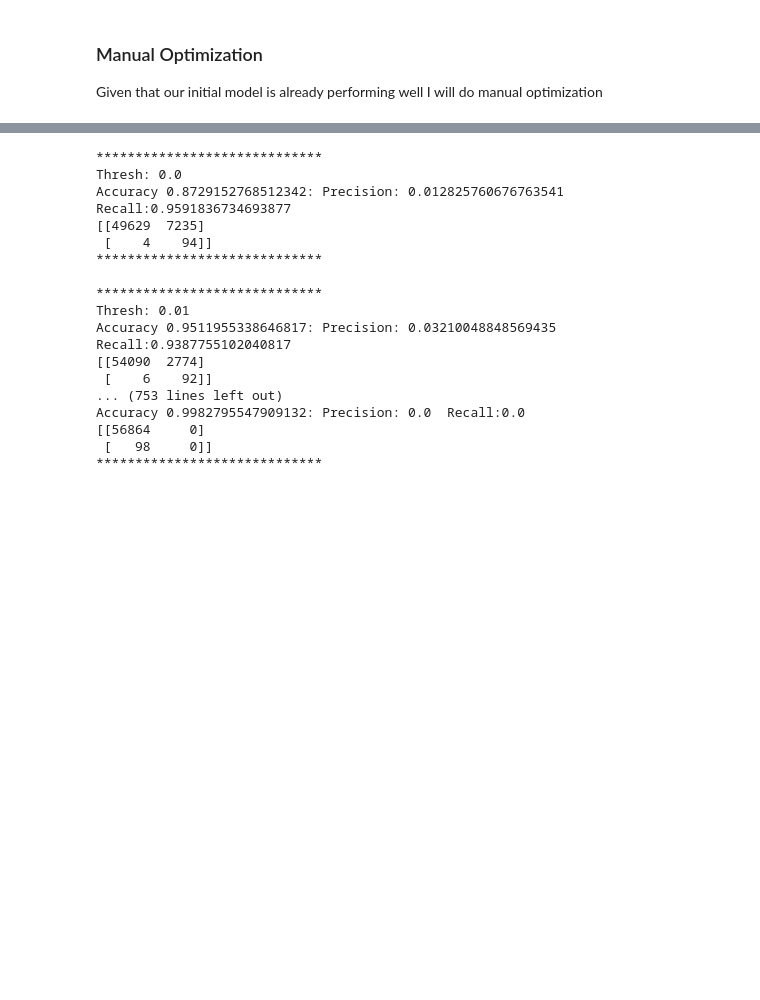
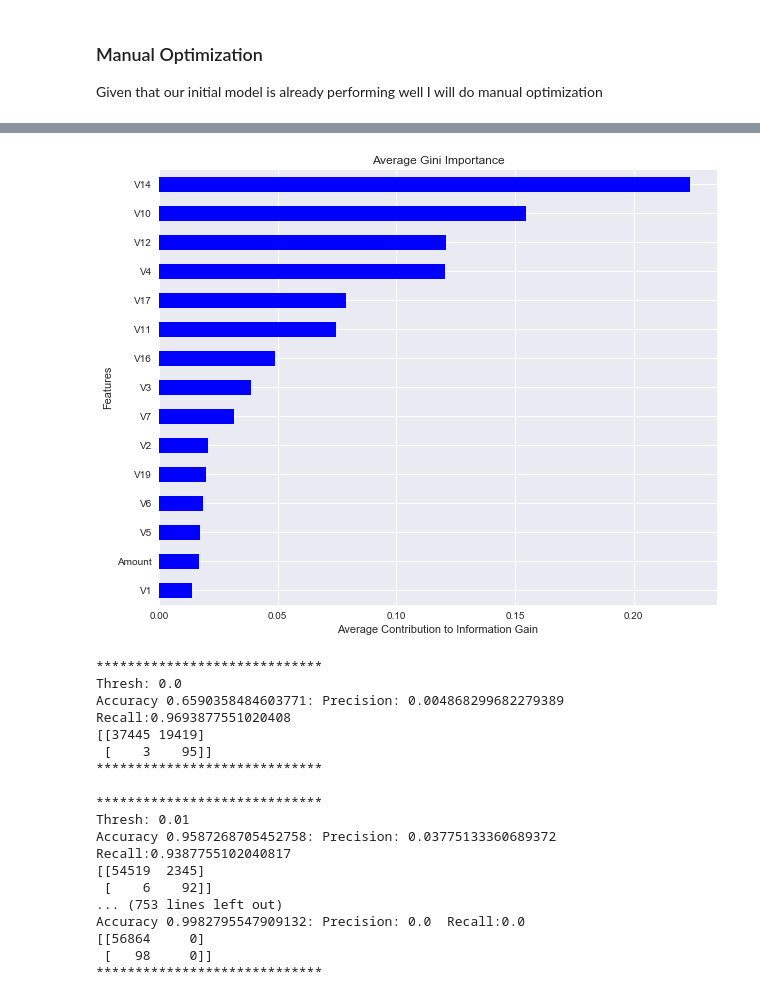
Before and after one commit to nomadtomas/Credit_Card_Fraud_Detection, a Jupyter notebook: notebooks/fraud_detection.ipynb, the cells around one changed output, grey strips where cells are left out. Drawn from its saved outputs; the diff is of its cells as text; code cells hidden in the pictures; blank space fills up the shorter version.

```diff
--- a/notebooks/fraud_detection.ipynb
+++ b/notebooks/fraud_detection.ipynb
@@ -525,7 +525,11 @@ plt.show()
+# %%
+feature_importance_plot(mod_model, X)
+# %% [output]
+[figure, added]
 # %%
 #testing different threshold combinations
 for thresh in np.arange(.0, 1.1,  .01):
-    y_pred = probs > thresh
+    y_pred = mod_probs > thresh
     cm = confusion_matrix(y_test, y_pred)
     print("*****************************")
     print("Thresh:", thresh)
@@ -536,15 +540,15 @@ for thresh in np.arange(.0, 1.1,  .01):
 # %% [output]
 *****************************
 Thresh: 0.0
-Accuracy 0.8729152768512342: Precision: 0.012825760676763541  Recall:0.9591836734693877
-[[49629  7235]
- [    4    94]]
+Accuracy 0.6590358484603771: Precision: 0.004868299682279389  Recall:0.9693877551020408
+[[37445 19419]
+ [    3    95]]
 *****************************
 
 *****************************
 Thresh: 0.01
-Accuracy 0.9511955338646817: Precision: 0.03210048848569435  Recall:0.9387755102040817
-[[54090  2774]
+Accuracy 0.9587268705452758: Precision: 0.03775133360689372  Recall:0.9387755102040817
+[[54519  2345]
  [    6    92]]
 ... (753 lines left out)
 Accuracy 0.9982795547909132: Precision: 0.0  Recall:0.0
```
Also changed, not shown: parts of 14 cells of this notebook.
